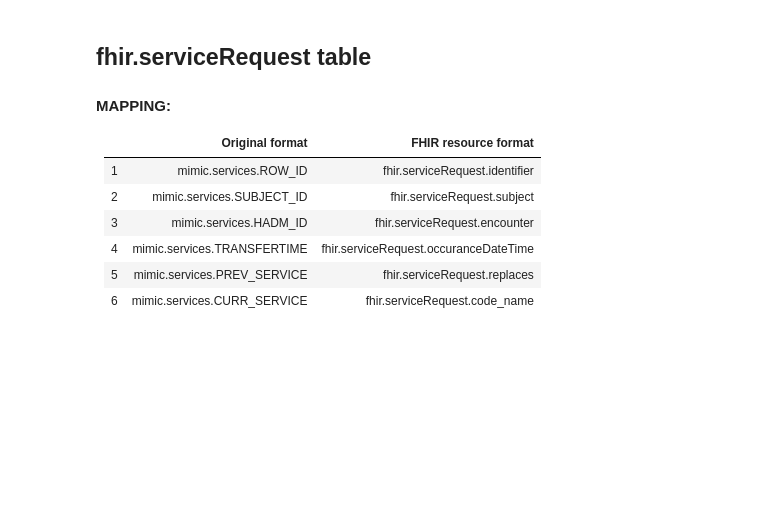
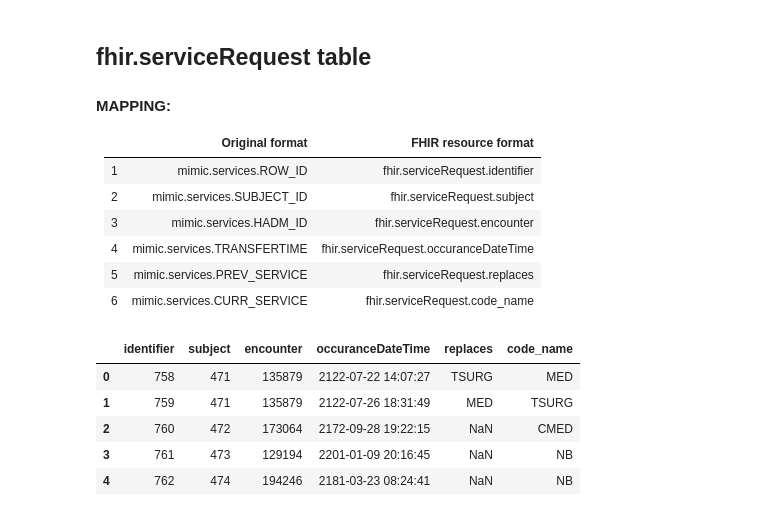
Before and after one commit to Machine-Learning-for-Medical-Language/MIMICIII-to-FHIR, a Jupyter notebook: 004-kba-mimicIII_ETL_FHIR.ipynb, the cells around one changed output. Saved outputs shown, nothing was run; the diff lists cells and outputs as text; code cells hidden in the pictures; blank space fills up the shorter version.

```diff
--- a/004-kba-mimicIII_ETL_FHIR.ipynb
+++ b/004-kba-mimicIII_ETL_FHIR.ipynb
@@ -303,19 +403,28 @@ specimen_mbe.head()
 |6|mimic.services.CURR_SERVICE | fhir.serviceRequest.code_name|
 # %%
 def transform_services(data_path, output_path):
-    services = pd.read_csv(data_path+'SERVICES'+file_ext, compression=compression)
-
-    services.TRANSFERTIME = pd.to_datetime(services.TRANSFERTIME, format = '%Y-%m-%d %H:%M:%S', errors = 'coerce')
+    services = pd.read_csv(data_path+'SERVICES'+file_ext, compression=compression,
+                           dtype = {'ROW_ID': int, 'SUBJECT_ID': int, 'HADM_ID': int,
+                                    'PREV_SERVICE': str, 'CURR_SERVICE': str},
+                           parse_dates=['TRANSFERTIME'],
+                           )
 
     services.rename(columns={'ROW_ID':'identifier',
                              'SUBJECT_ID':'subject',
                              'HADM_ID':'encounter',
                              'TRANSFERTIME':'occuranceDateTime',
                              'PREV_SERVICE':'replaces',
                              'CURR_SERVICE':'code_name'}, inplace=True)
 
     services.to_csv(output_path+'services.csv.gz', compression='gzip', index=False)
     return services
 
 serviceRequest = transform_services(data_path, output_path)
 serviceRequest.head()
+# %% [output]
+|  | identifier | subject | encounter | occuranceDateTime | replaces | code_name |
+| 0 | 758 | 471 | 135879 | 2122-07-22 14:07:27 | TSURG | MED |
+| 1 | 759 | 471 | 135879 | 2122-07-26 18:31:49 | MED | TSURG |
+| 2 | 760 | 472 | 173064 | 2172-09-28 19:22:15 | NaN | CMED |
+| 3 | 761 | 473 | 129194 | 2201-01-09 20:16:45 | NaN | NB |
+| 4 | 762 | 474 | 194246 | 2181-03-23 08:24:41 | NaN | NB |
```
Also changed, not shown: parts of 12 cells of this notebook, 2 other files.
